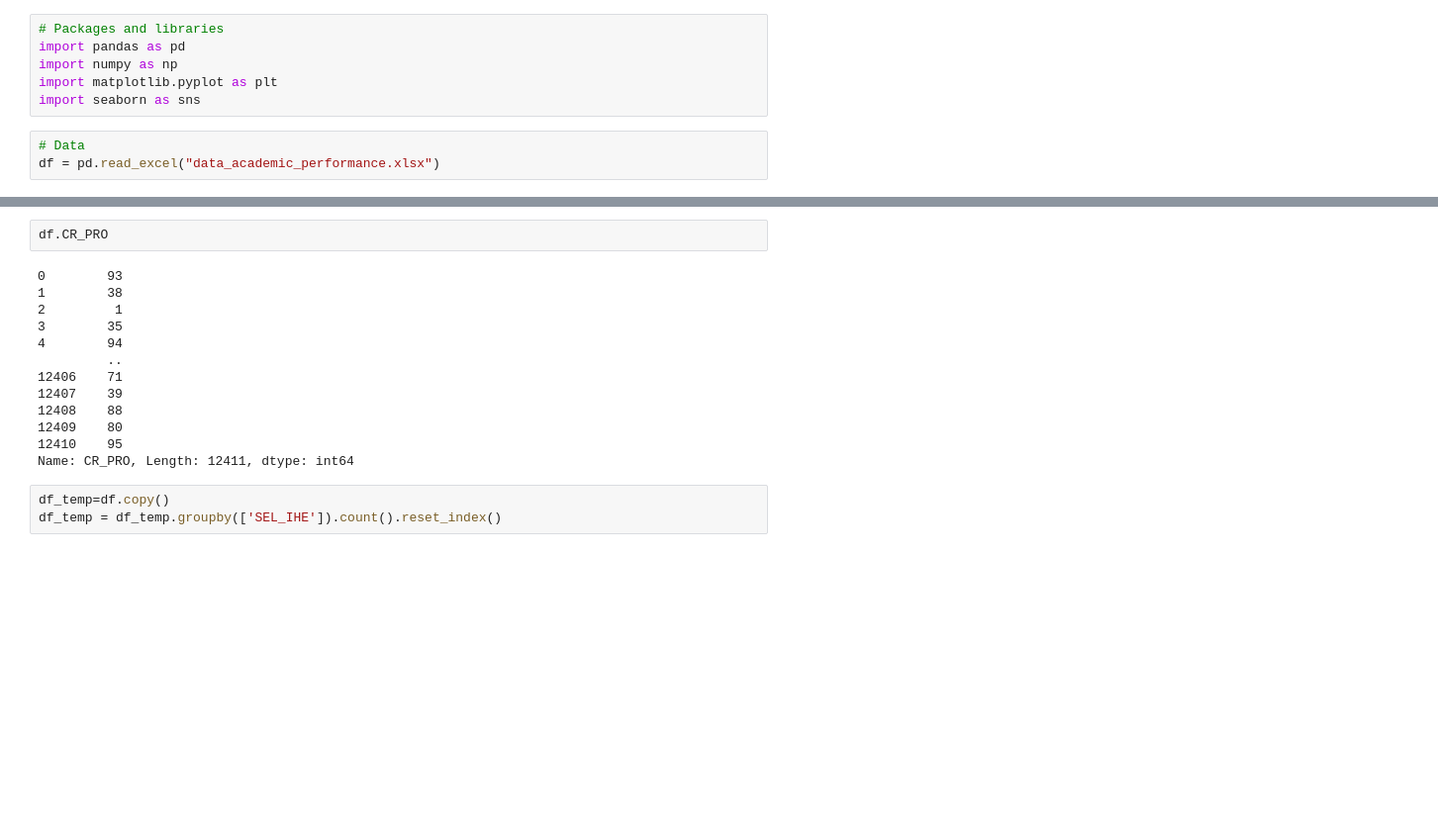
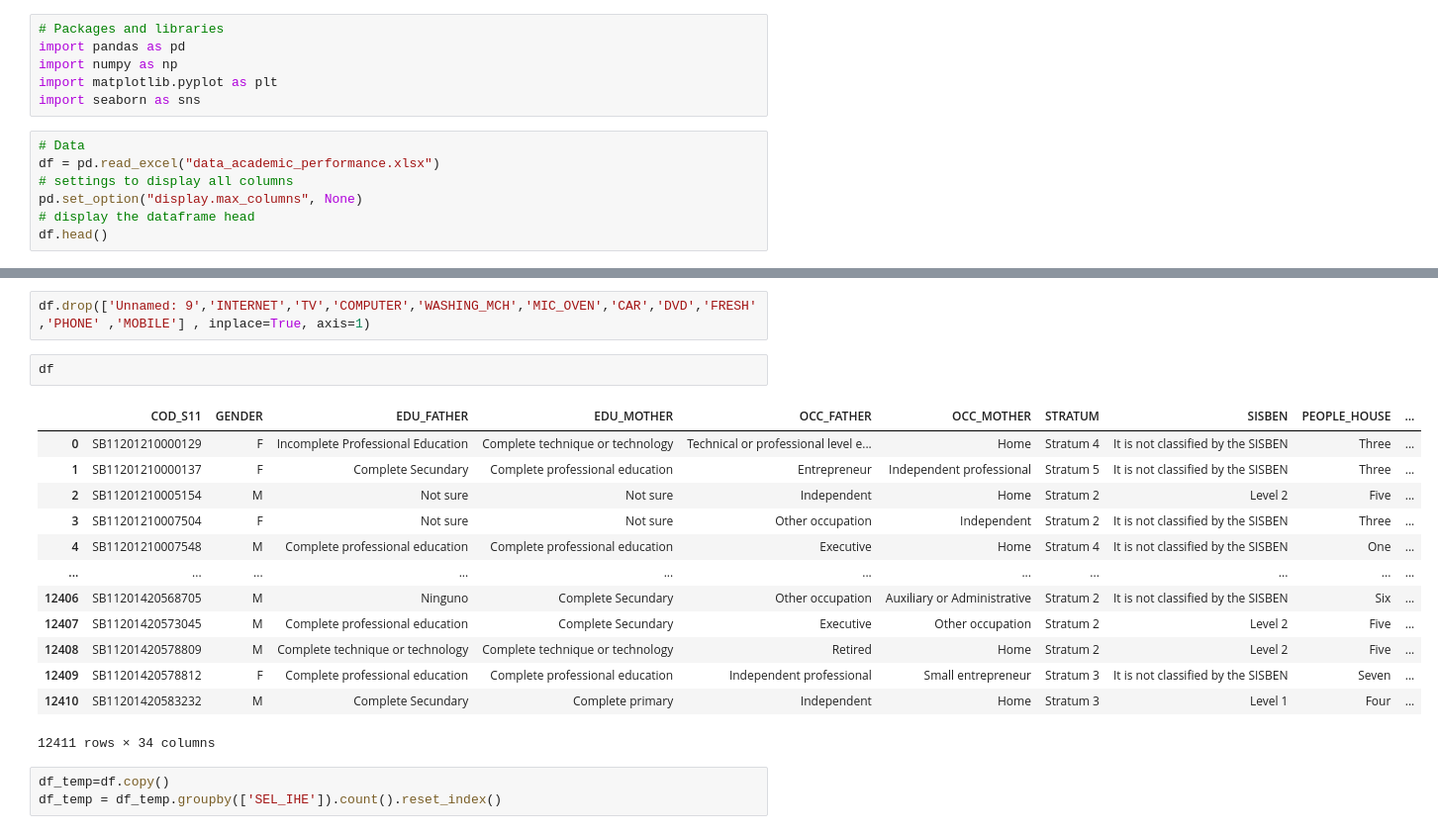
Before and after one commit to s183910/Bachelor_Gabi_Kat, a Jupyter notebook: Code/Basic_dists/initial.ipynb, the cells around one changed output, grey strips where cells are left out. Shown at 99% size. Saved outputs shown, nothing was run; the diff lists cells and outputs as text; blank space fills up the shorter version.

Commit message:
dropped columns

```diff
--- a/Code/Basic_dists/initial.ipynb
+++ b/Code/Basic_dists/initial.ipynb
@@ -13,3 +13,7 @@ import seaborn as sns
 # %%
 # Data
 df = pd.read_excel("data_academic_performance.xlsx")
+# settings to display all columns
+pd.set_option("display.max_columns", None)
+# display the dataframe head
+df.head()
@@ -16,18 +27,21 @@ df = pd.read_excel("data_academic_performance.xlsx")
+# %%
+df.drop(['Unnamed: 9','INTERNET','TV','COMPUTER','WASHING_MCH','MIC_OVEN','CAR','DVD','FRESH' ,'PHONE' ,'MOBILE'] , inplace=True, axis=1)
 # %%
-df.CR_PRO
+df
 # %% [output]
+|  | COD_S11 | GENDER | EDU_FATHER | EDU_MOTHER | OCC_FATHER | OCC_MOTHER | STRATUM | SISBEN | PEOPLE_HOUSE | ... |
+| 0 | SB11201210000129 | F | Incomplete Professional Education | Complete technique or technology | Technical or professional level e... | Home | Stratum 4 | It is not classified by the SISBEN | Three | ... |
+| 1 | SB11201210000137 | F | Complete Secundary | Complete professional education | Entrepreneur | Independent professional | Stratum 5 | It is not classified by the SISBEN | Three | ... |
+| 2 | SB11201210005154 | M | Not sure | Not sure | Independent | Home | Stratum 2 | Level 2 | Five | ... |
+| 3 | SB11201210007504 | F | Not sure | Not sure | Other occupation | Independent | Stratum 2 | It is not classified by the SISBEN | Three | ... |
+| 4 | SB11201210007548 | M | Complete professional education | Complete professional education | Executive | Home | Stratum 4 | It is not classified by the SISBEN | One | ... |
+| ... | ... | ... | ... | ... | ... | ... | ... | ... | ... | ... |
+| 12406 | SB11201420568705 | M | Ninguno | Complete Secundary | Other occupation | Auxiliary or Administrative | Stratum 2 | It is not classified by the SISBEN | Six | ... |
+| 12407 | SB11201420573045 | M | Complete professional education | Complete Secundary | Executive | Other occupation | Stratum 2 | Level 2 | Five | ... |
+| 12408 | SB11201420578809 | M | Complete technique or technology | Complete technique or technology | Retired | Home | Stratum 2 | Level 2 | Five | ... |
+| 12409 | SB11201420578812 | F | Complete professional education | Complete professional education | Independent professional | Small entrepreneur | Stratum 3 | It is not classified by the SISBEN | Seven | ... |
+| 12410 | SB11201420583232 | M | Complete Secundary | Complete primary | Independent | Home | Stratum 3 | Level 1 | Four | ... |
-0        93
-1        38
-2         1
-3        35
-4        94
-         ..
-12406    71
-12407    39
-12408    88
-12409    80
-12410    95
-Name: CR_PRO, Length: 12411, dtype: int64
+12411 rows × 34 columns
 # %%
 df_temp=df.copy()
 df_temp = df_temp.groupby(['SEL_IHE']).count().reset_index()
```
Also changed, not shown: parts of 1 cell of this notebook.
